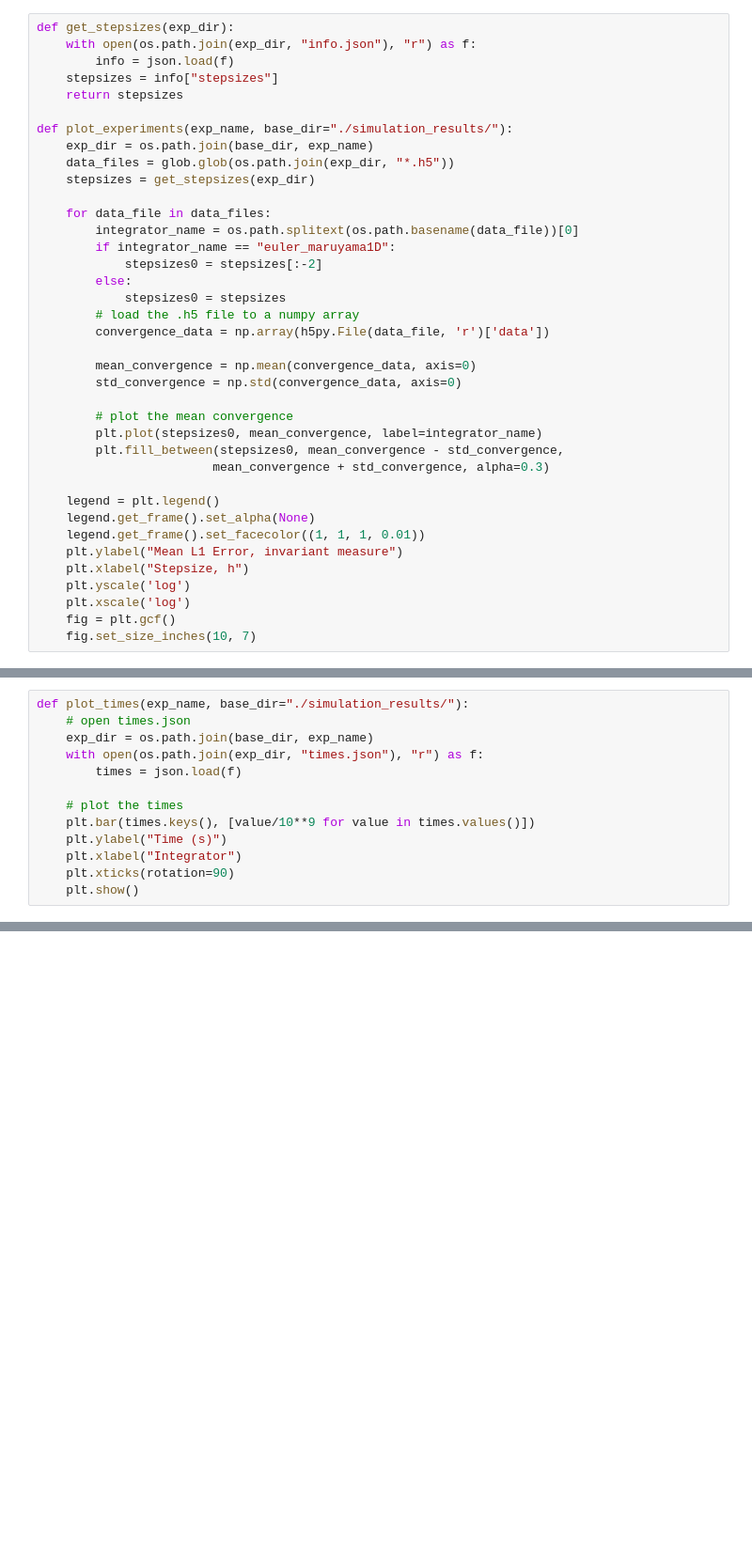
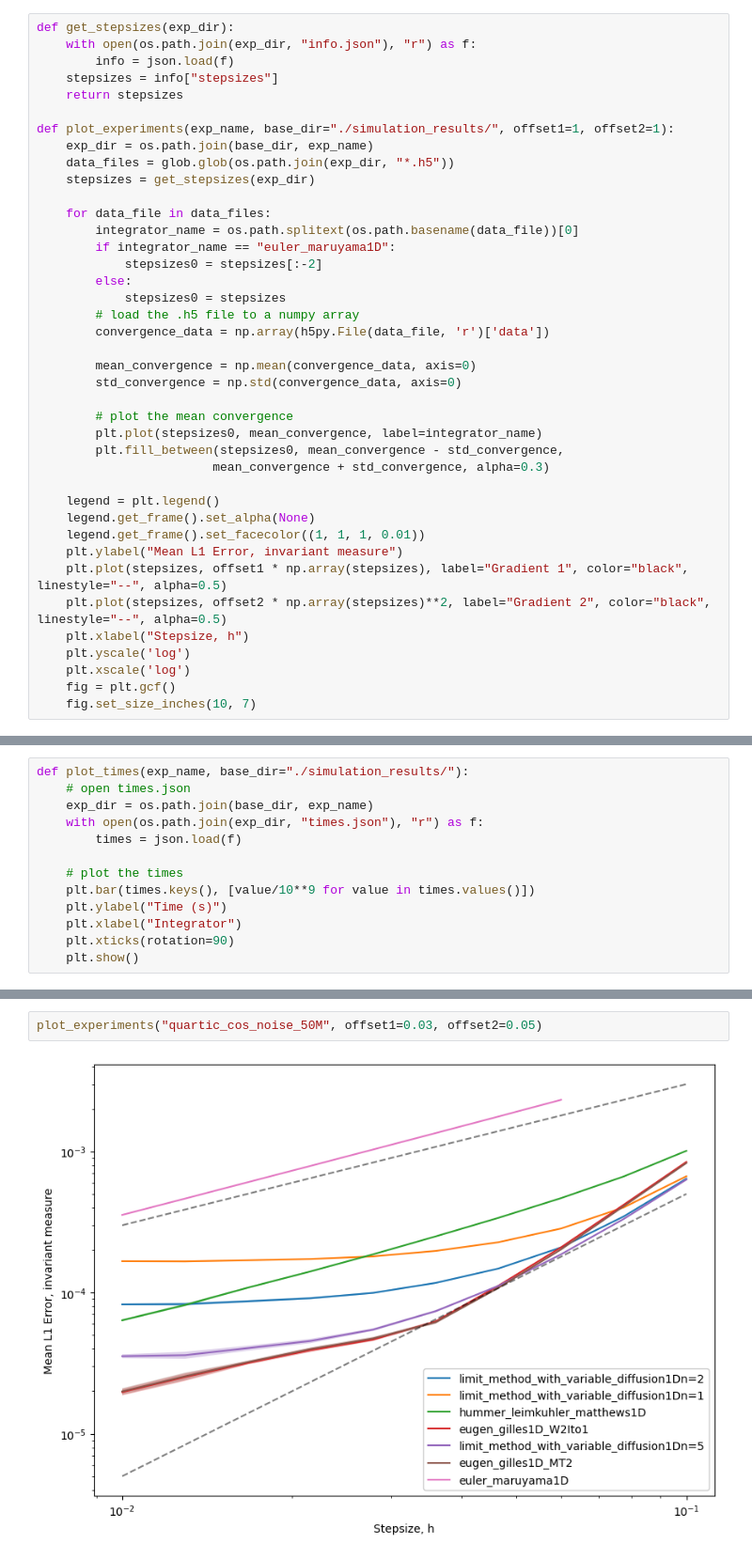
Before and after one commit to dominicp6/Integrators_for_Multiplicative_Noise, a Jupyter notebook: plotting.ipynb, the cells around one changed output, grey strips where cells are left out. Shown: that part at 94% size. Saved outputs shown, nothing was run; the diff lists cells and outputs as text; blank space fills up the shorter version.

Commit message:
updates to plots

```diff
--- a/plotting.ipynb
+++ b/plotting.ipynb
@@ -12,7 +12,7 @@ def get_stepsizes(exp_dir):
     stepsizes = info["stepsizes"]
     return stepsizes
 
-def plot_experiments(exp_name, base_dir="./simulation_results/"):
+def plot_experiments(exp_name, base_dir="./simulation_results/", offset1=1, offset2=1):
     exp_dir = os.path.join(base_dir, exp_name)
     data_files = glob.glob(os.path.join(exp_dir, "*.h5"))
     stepsizes = get_stepsizes(exp_dir)
@@ -38,6 +38,8 @@ def plot_experiments(exp_name, base_dir="./simulation_results/"):
     legend.get_frame().set_alpha(None)
     legend.get_frame().set_facecolor((1, 1, 1, 0.01))
     plt.ylabel("Mean L1 Error, invariant measure")
+    plt.plot(stepsizes, offset1 * np.array(stepsizes), label="Gradient 1", color="black", linestyle="--", alpha=0.5)
+    plt.plot(stepsizes, offset2 * np.array(stepsizes)**2, label="Gradient 2", color="black", linestyle="--", alpha=0.5)
     plt.xlabel("Stepsize, h")
     plt.yscale('log')
     plt.xscale('log')
@@ -75,0 +66,4 @@ FileNotFoundError: [Errno 2] No such file or directory: './simulation_results/qu
+# %%
+plot_experiments("quartic_cos_noise_50M", offset1=0.03, offset2=0.05)
+# %% [output]
+[figure, added]
```
Also changed, not shown: parts of 8 cells of this notebook.
